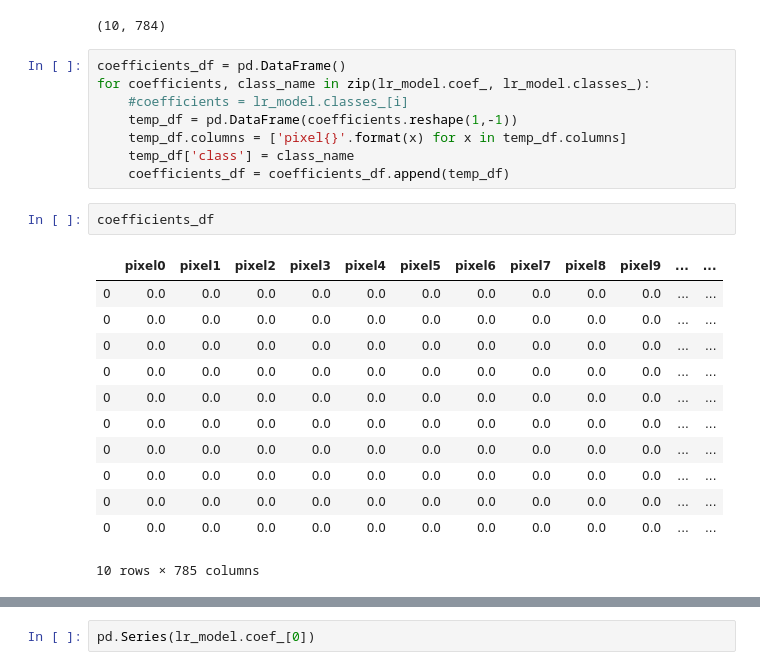
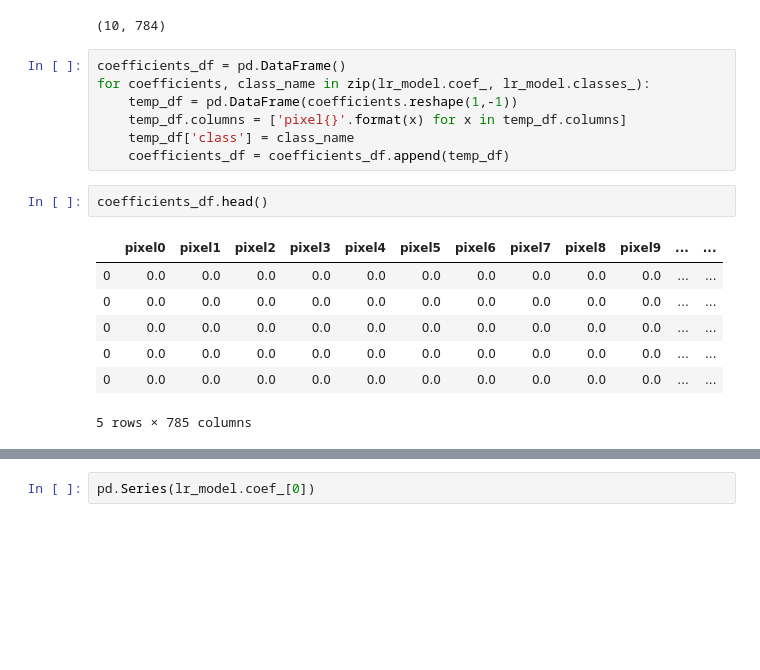
Before and after one commit to kaustubhkk47/KaggleProjects, a Jupyter notebook: DigitRecognizer/LogisticRegression.ipynb, the cells around one changed output, grey strips where cells are left out. Saved outputs shown, nothing was run; the diff lists cells and outputs as text; blank space fills up the shorter version.

```diff
--- a/DigitRecognizer/LogisticRegression.ipynb
+++ b/DigitRecognizer/LogisticRegression.ipynb
@@ -177,23 +187,17 @@ lr_model.coef_.shape
 # %%
 coefficients_df = pd.DataFrame()
 for coefficients, class_name in zip(lr_model.coef_, lr_model.classes_):
-    #coefficients = lr_model.classes_[i]
     temp_df = pd.DataFrame(coefficients.reshape(1,-1))
     temp_df.columns = ['pixel{}'.format(x) for x in temp_df.columns]
     temp_df['class'] = class_name
     coefficients_df = coefficients_df.append(temp_df)
 # %%
-coefficients_df
+coefficients_df.head()
 # %% [output]
 |  | pixel0 | pixel1 | pixel2 | pixel3 | pixel4 | pixel5 | pixel6 | pixel7 | pixel8 | pixel9 | ... | ... |
 | 0 | 0.0 | 0.0 | 0.0 | 0.0 | 0.0 | 0.0 | 0.0 | 0.0 | 0.0 | 0.0 | ... | ... |
 | 0 | 0.0 | 0.0 | 0.0 | 0.0 | 0.0 | 0.0 | 0.0 | 0.0 | 0.0 | 0.0 | ... | ... |
 | 0 | 0.0 | 0.0 | 0.0 | 0.0 | 0.0 | 0.0 | 0.0 | 0.0 | 0.0 | 0.0 | ... | ... |
 | 0 | 0.0 | 0.0 | 0.0 | 0.0 | 0.0 | 0.0 | 0.0 | 0.0 | 0.0 | 0.0 | ... | ... |
 | 0 | 0.0 | 0.0 | 0.0 | 0.0 | 0.0 | 0.0 | 0.0 | 0.0 | 0.0 | 0.0 | ... | ... |
-| 0 | 0.0 | 0.0 | 0.0 | 0.0 | 0.0 | 0.0 | 0.0 | 0.0 | 0.0 | 0.0 | ... | ... |
-| 0 | 0.0 | 0.0 | 0.0 | 0.0 | 0.0 | 0.0 | 0.0 | 0.0 | 0.0 | 0.0 | ... | ... |
-| 0 | 0.0 | 0.0 | 0.0 | 0.0 | 0.0 | 0.0 | 0.0 | 0.0 | 0.0 | 0.0 | ... | ... |
-| 0 | 0.0 | 0.0 | 0.0 | 0.0 | 0.0 | 0.0 | 0.0 | 0.0 | 0.0 | 0.0 | ... | ... |
-| 0 | 0.0 | 0.0 | 0.0 | 0.0 | 0.0 | 0.0 | 0.0 | 0.0 | 0.0 | 0.0 | ... | ... |
-10 rows × 785 columns
+5 rows × 785 columns
```
Also changed, not shown: parts of 18 cells of this notebook, 1 other file.
